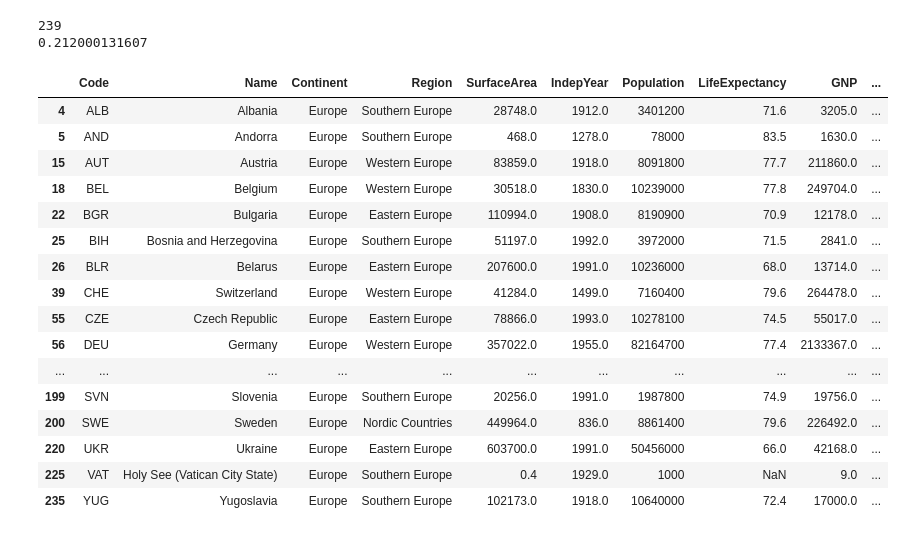
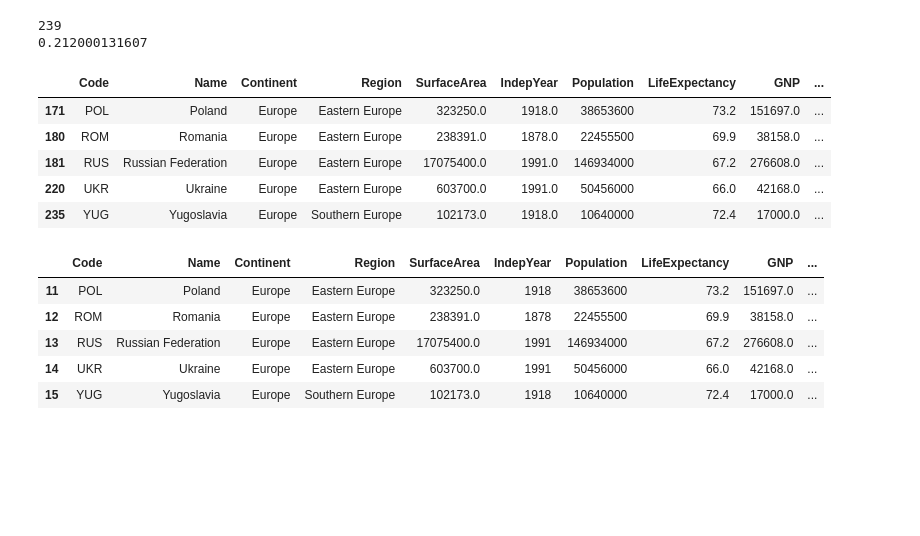
Before and after one commit to GD-park/python_basic, a Jupyter notebook: Practice/05-07.ipynb, the cells around one changed output. Drawn from its saved outputs; the diff is of its cells as text; code cells hidden in the pictures; blank space fills up the shorter version.

Commit message:
practice SQL&Pandas_where, orderby, join

```diff
--- a/Practice/05-07.ipynb
+++ b/Practice/05-07.ipynb
@@ -153,25 +153,30 @@ print execute_time
 # %%
 # Countinent == Europe, Population > 10,000,000
 
 is_europe = country_df['Continent'] == 'Europe'
 is_population = country_df['Population'] > 10000000
 
-country_df[is_europe]
+country_df[is_europe][is_population].tail()
 # %% [output]
 |  | Code | Name | Continent | Region | SurfaceArea | IndepYear | Population | LifeExpectancy | GNP | ... |
-| 4 | ALB | Albania | Europe | Southern Europe | 28748.0 | 1912.0 | 3401200 | 71.6 | 3205.0 | ... |
-| 5 | AND | Andorra | Europe | Southern Europe | 468.0 | 1278.0 | 78000 | 83.5 | 1630.0 | ... |
-| 15 | AUT | Austria | Europe | Western Europe | 83859.0 | 1918.0 | 8091800 | 77.7 | 211860.0 | ... |
-| 18 | BEL | Belgium | Europe | Western Europe | 30518.0 | 1830.0 | 10239000 | 77.8 | 249704.0 | ... |
-| 22 | BGR | Bulgaria | Europe | Eastern Europe | 110994.0 | 1908.0 | 8190900 | 70.9 | 12178.0 | ... |
-| 25 | BIH | Bosnia and Herzegovina | Europe | Southern Europe | 51197.0 | 1992.0 | 3972000 | 71.5 | 2841.0 | ... |
-| 26 | BLR | Belarus | Europe | Eastern Europe | 207600.0 | 1991.0 | 10236000 | 68.0 | 13714.0 | ... |
-| 39 | CHE | Switzerland | Europe | Western Europe | 41284.0 | 1499.0 | 7160400 | 79.6 | 264478.0 | ... |
-| 55 | CZE | Czech Republic | Europe | Eastern Europe | 78866.0 | 1993.0 | 10278100 | 74.5 | 55017.0 | ... |
-| 56 | DEU | Germany | Europe | Western Europe | 357022.0 | 1955.0 | 82164700 | 77.4 | 2133367.0 | ... |
-| ... | ... | ... | ... | ... | ... | ... | ... | ... | ... | ... |
-| 199 | SVN | Slovenia | Europe | Southern Europe | 20256.0 | 1991.0 | 1987800 | 74.9 | 19756.0 | ... |
-| 200 | SWE | Sweden | Europe | Nordic Countries | 449964.0 | 836.0 | 8861400 | 79.6 | 226492.0 | ... |
+| 171 | POL | Poland | Europe | Eastern Europe | 323250.0 | 1918.0 | 38653600 | 73.2 | 151697.0 | ... |
+| 180 | ROM | Romania | Europe | Eastern Europe | 238391.0 | 1878.0 | 22455500 | 69.9 | 38158.0 | ... |
+| 181 | RUS | Russian Federation | Europe | Eastern Europe | 17075400.0 | 1991.0 | 146934000 | 67.2 | 276608.0 | ... |
 | 220 | UKR | Ukraine | Europe | Eastern Europe | 603700.0 | 1991.0 | 50456000 | 66.0 | 42168.0 | ... |
-| 225 | VAT | Holy See (Vatican City State) | Europe | Southern Europe | 0.4 | 1929.0 | 1000 | NaN | 9.0 | ... |
 | 235 | YUG | Yugoslavia | Europe | Southern Europe | 102173.0 | 1918.0 | 10640000 | 72.4 | 17000.0 | ... |
+# %%
+SQL_QUERY = '''
+    SELECT *
+    FROM country
+    WHERE Continent = 'Europe' AND Population > 10000000
+    ;
+'''
+
+pd.read_sql(SQL_QUERY, db).tail()
+# %% [output]
+|  | Code | Name | Continent | Region | SurfaceArea | IndepYear | Population | LifeExpectancy | GNP | ... |
+| 11 | POL | Poland | Europe | Eastern Europe | 323250.0 | 1918 | 38653600 | 73.2 | 151697.0 | ... |
+| 12 | ROM | Romania | Europe | Eastern Europe | 238391.0 | 1878 | 22455500 | 69.9 | 38158.0 | ... |
+| 13 | RUS | Russian Federation | Europe | Eastern Europe | 17075400.0 | 1991 | 146934000 | 67.2 | 276608.0 | ... |
+| 14 | UKR | Ukraine | Europe | Eastern Europe | 603700.0 | 1991 | 50456000 | 66.0 | 42168.0 | ... |
+| 15 | YUG | Yugoslavia | Europe | Southern Europe | 102173.0 | 1918 | 10640000 | 72.4 | 17000.0 | ... |
```
Also changed, not shown: parts of 19 cells of this notebook.
